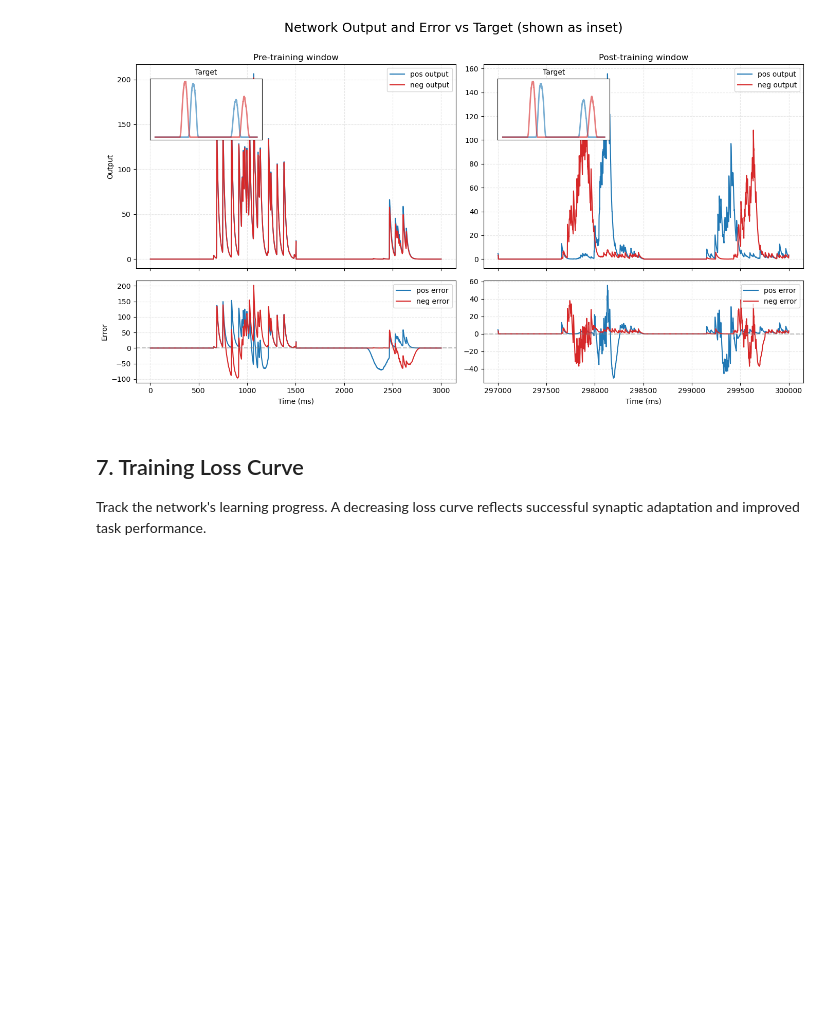
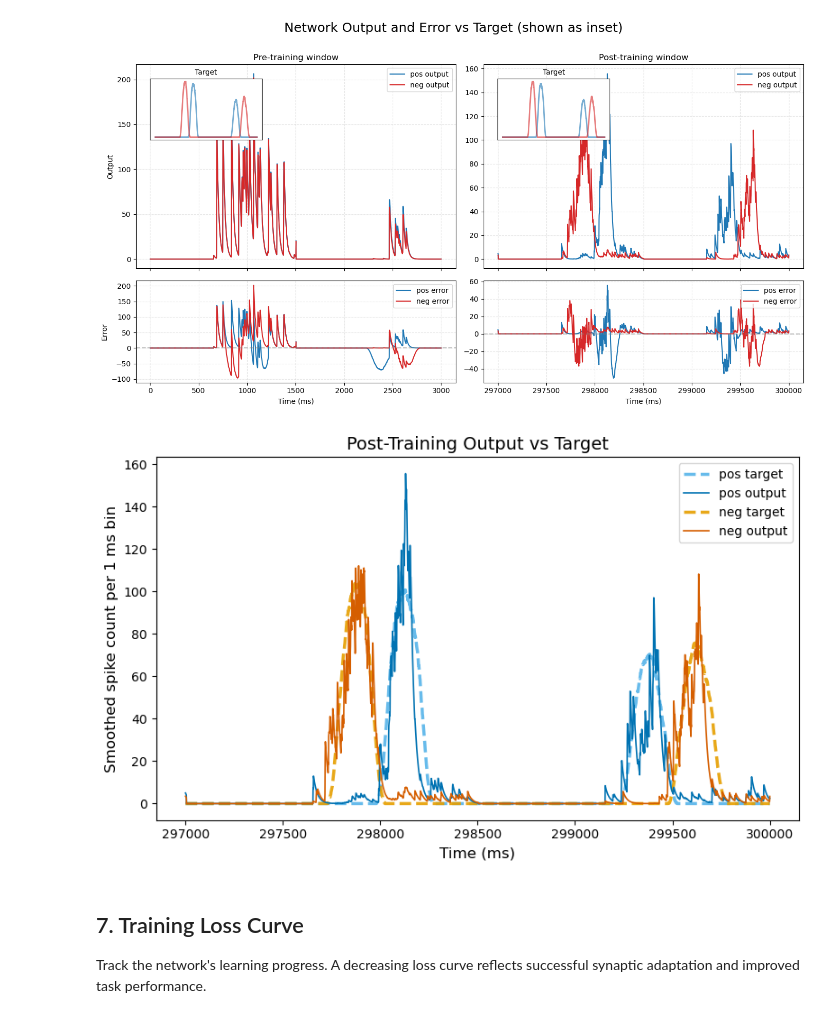
Before and after one commit to near-nes/motor-cortex-eprop, a Jupyter notebook: motor_controller_eprop_tutorial_spike_input.ipynb, the cells around one changed output. Drawn from its saved outputs; the diff is of its cells as text; code cells hidden in the pictures; blank space fills up the shorter version.

Commit message:
Add post-training output vs target plotting function and enhance loss curve visualization

```diff
--- a/motor_controller_eprop_tutorial_spike_input.ipynb
+++ b/motor_controller_eprop_tutorial_spike_input.ipynb
@@ -309,6 +309,10 @@ Compare actual network outputs to target signals for motor control ("pos"/"neg"
 tutorial_plot_output_vs_target(results['output_multimeter'], xlims_list)
 # %% [output]
 [figure]
+# %%
+tutorial_plot_post_training_output_vs_target(results['output_multimeter'], post_train_window)
+# %% [output]
+[figure, added]
 # %% [markdown]
 ## 7. Training Loss Curve
 
```
Also changed, not shown: parts of 2 cells of this notebook, 2 other files.
